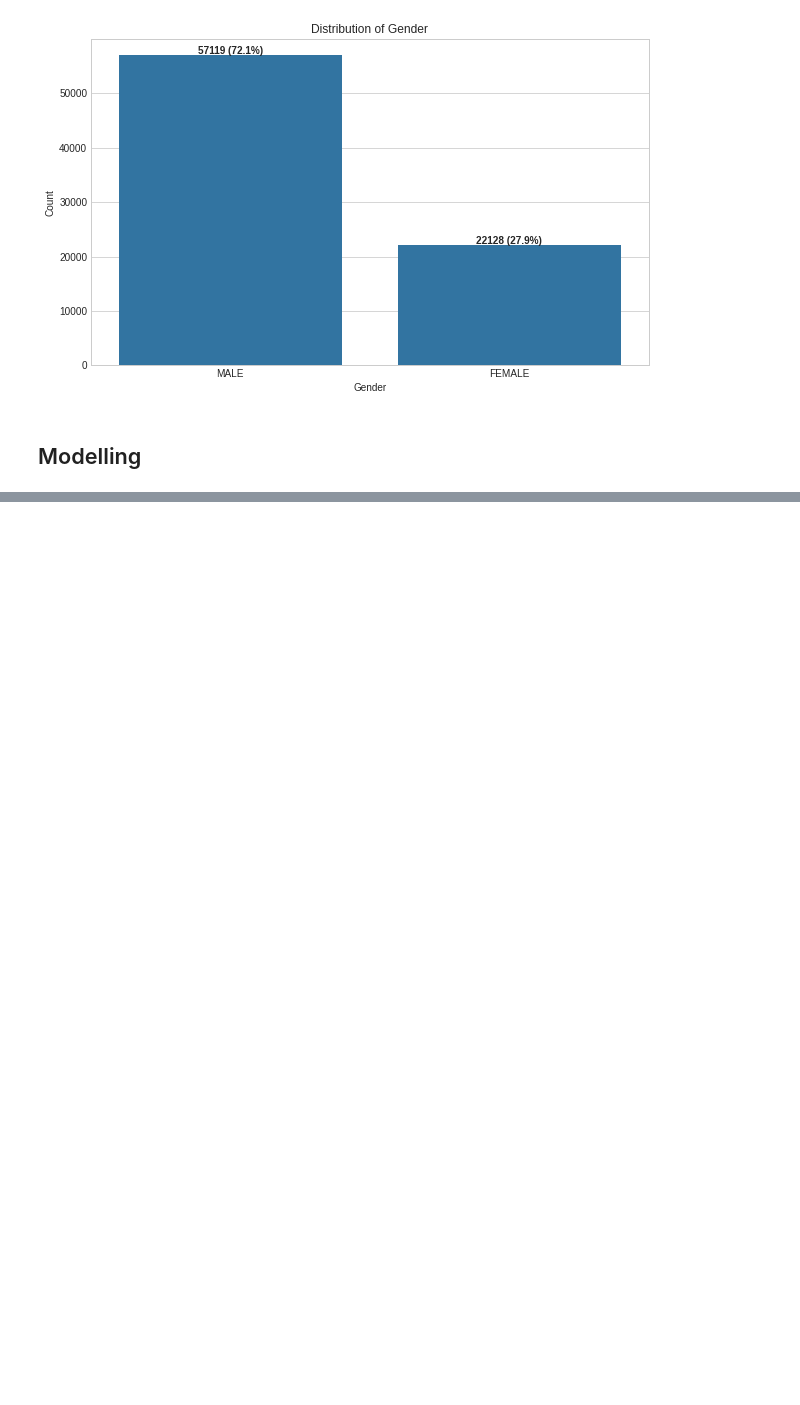
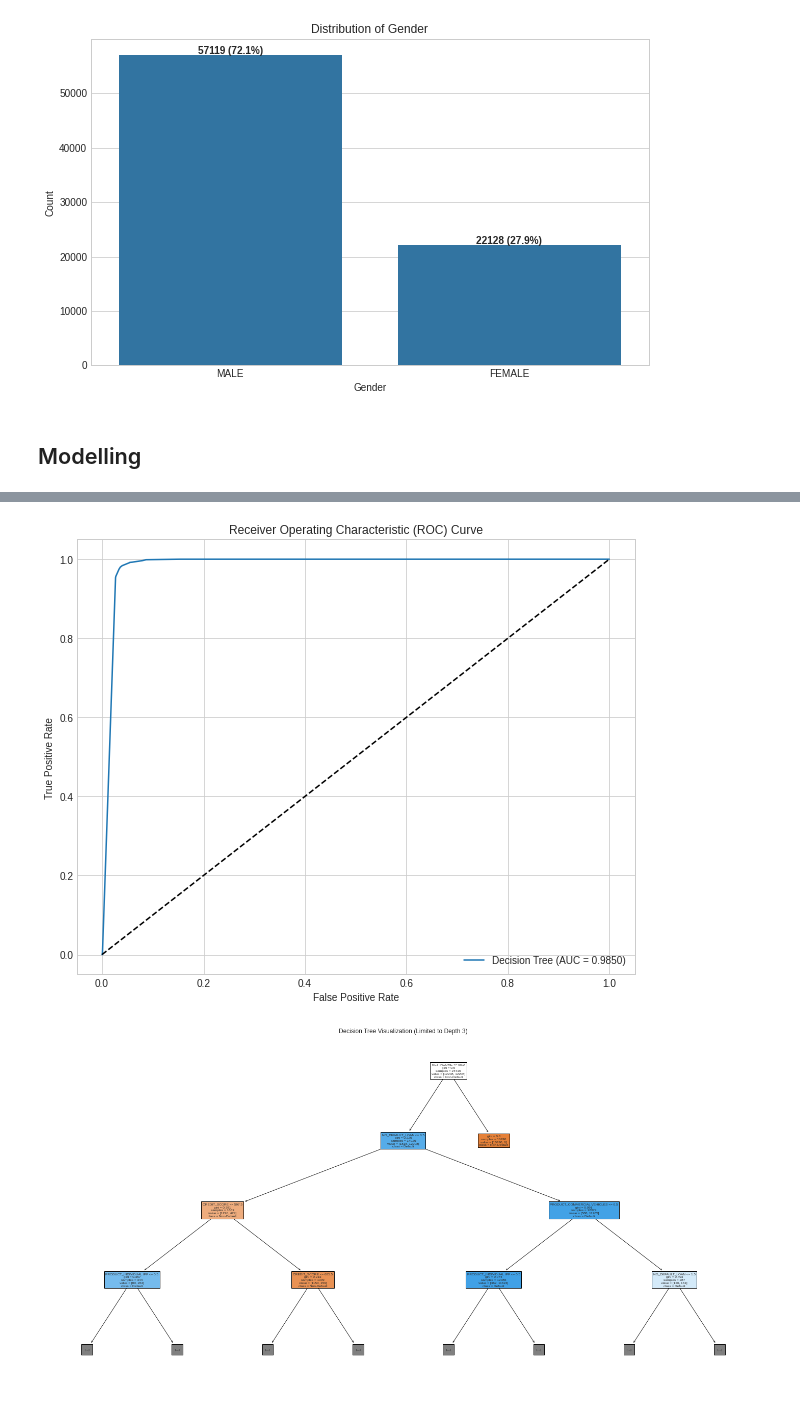
Before and after one commit to KaiFa254/SmartLender, a Jupyter notebook: notebooks/Alex.ipynb, the cells around one changed output, grey strips where cells are left out. Saved outputs shown, nothing was run; the diff lists cells and outputs as text; code cells hidden in the pictures; blank space fills up the shorter version.

```diff
--- a/notebooks/Alex.ipynb
+++ b/notebooks/Alex.ipynb
@@ -1001,0 +877,64 @@ weighted avg       0.98      0.98      0.98     15850
+# %%
+# DECISION TREE MODEL
+print("\n## DECISION TREE MODEL ##")
+
+from sklearn.tree import DecisionTreeClassifier
+import matplotlib.pyplot as plt
+from sklearn import tree
+
+# Initialize Decision Tree Classifier with tuned hyperparameters
+dt_model = DecisionTreeClassifier(max_depth=5, min_samples_split=10, random_state=42)
+
+# Train the model
+dt_model.fit(X_train, y_train)
+
+# Make predictions
+dt_pred = dt_model.predict(X_test)
+dt_pred_prob = dt_model.predict_proba(X_test)[:, 1]
+
+# Accuracy Score
+dt_accuracy = accuracy_score(y_test, dt_pred)
+print(f"Decision Tree Accuracy: {dt_accuracy:.4f}")
+
+# Classification Report
+print("\nClassification Report:")
+print(classification_report(y_test, dt_pred))
+
+# Confusion Matrix
+print("\nConfusion Matrix:")
+print(confusion_matrix(y_test, dt_pred))
+
+# Plot ROC curve
+plt.figure(figsize=(10, 8))
+fpr, tpr, _ = roc_curve(y_test, dt_pred_prob)
+roc_auc = auc(fpr, tpr)
+
+plt.plot(fpr, tpr, label=f'Decision Tree (AUC = {roc_auc:.4f})')
+plt.plot([0, 1], [0, 1], 'k--')
+plt.xlabel('False Positive Rate')
+plt.ylabel('True Positive Rate')
+plt.title('Receiver Operating Characteristic (ROC) Curve')
+plt.legend(loc='lower right')
+plt.show()
+
+# Visualize the tree (if it's not too large)
+plt.figure(figsize=(20, 10))
+tree.plot_tree(dt_model, filled=True, feature_names=X.columns,
+              class_names=["Non-Default", "Default"], max_depth=3)
+plt.title("Decision Tree Visualization (Limited to Depth 3)")
+plt.tight_layout()
+plt.show()
+
+# Get feature importance
+tree_importance = dt_model.feature_importances_
+
+# Match with feature names
+dt_feature_importance = dict(zip(X.columns, tree_importance))
+
+# Sort and display
+sorted_dt_importance = sorted(dt_feature_importance.items(), key=lambda x: x[1], reverse=True)
+
+print("\nDecision Tree Feature Importance (top 15):")
+for feature, importance in sorted_dt_importance[:15]:
+    print(f"{feature}: {importance:.4f}")
+# %% [output]
@@ -1001,0 +958,2 @@ weighted avg       0.98      0.98      0.98     15850
+[figure, added]
+[figure, added]
```
Also changed, not shown: parts of 20 cells of this notebook.
